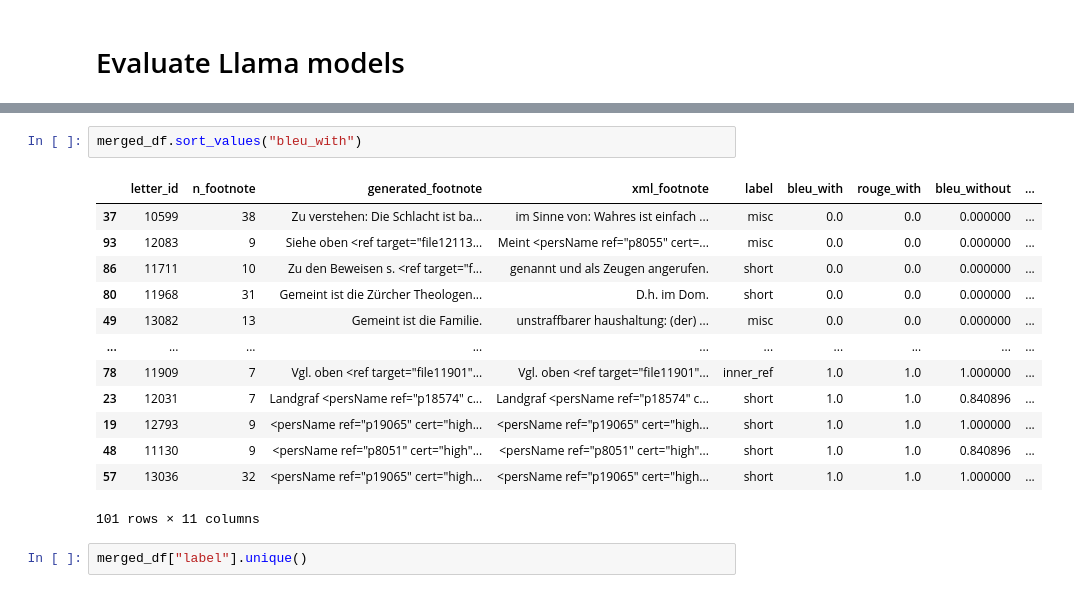
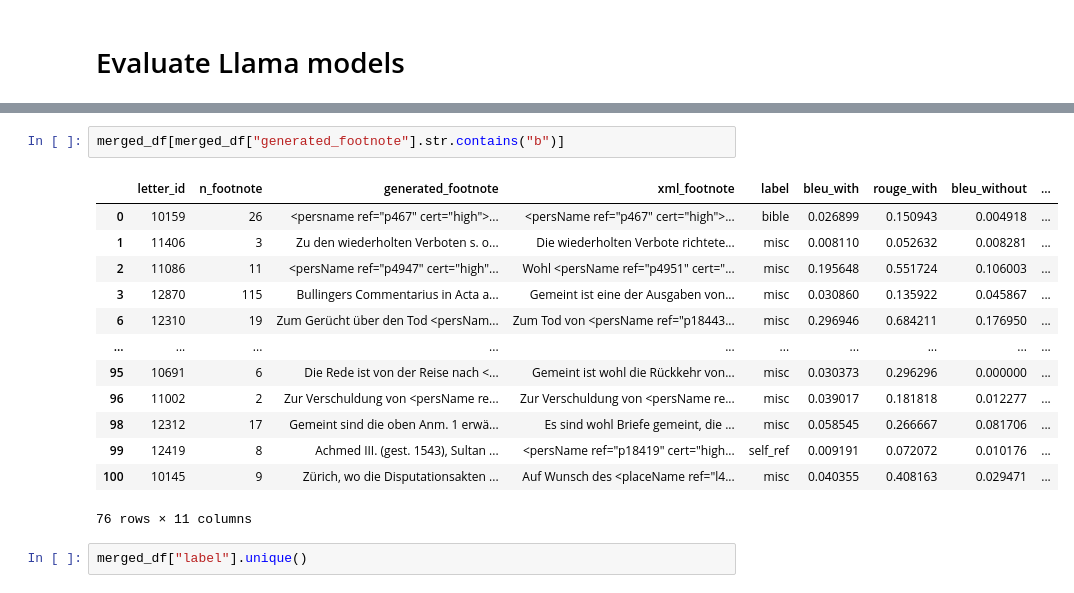
Before and after one commit to Boffl/BullingerDigitalLMFootnotes, a Jupyter notebook: evaluate/evaluate.ipynb, the cells around one changed output, grey strips where cells are left out. Saved outputs shown, nothing was run; the diff lists cells and outputs as text.

```diff
--- a/evaluate/evaluate.ipynb
+++ b/evaluate/evaluate.ipynb
@@ -179,19 +174,19 @@ No BLEU and ROUGE without are missing
-# %%
-merged_df.sort_values("bleu_with")
-# %% [output]
-|  | letter_id | n_footnote | generated_footnote | xml_footnote | label | bleu_with | rouge_with | bleu_without | ... |
-| 37 | 10599 | 38 | Zu verstehen: Die Schlacht ist ba... | im Sinne von: Wahres ist einfach ... | misc | 0.0 | 0.0 | 0.000000 | ... |
-| 93 | 12083 | 9 | Siehe oben <ref target="file12113... | Meint <persName ref="p8055" cert=... | misc | 0.0 | 0.0 | 0.000000 | ... |
-| 86 | 11711 | 10 | Zu den Beweisen s. <ref target="f... | genannt und als Zeugen angerufen. | short | 0.0 | 0.0 | 0.000000 | ... |
-| 80 | 11968 | 31 | Gemeint ist die Zürcher Theologen... | D.h. im Dom. | short | 0.0 | 0.0 | 0.000000 | ... |
-| 49 | 13082 | 13 | Gemeint ist die Familie. | unstraffbarer haushaltung: (der) ... | misc | 0.0 | 0.0 | 0.000000 | ... |
-| ... | ... | ... | ... | ... | ... | ... | ... | ... | ... |
-| 78 | 11909 | 7 | Vgl. oben <ref target="file11901"... | Vgl. oben <ref target="file11901"... | inner_ref | 1.0 | 1.0 | 1.000000 | ... |
-| 23 | 12031 | 7 | Landgraf <persName ref="p18574" c... | Landgraf <persName ref="p18574" c... | short | 1.0 | 1.0 | 0.840896 | ... |
-| 19 | 12793 | 9 | <persName ref="p19065" cert="high... | <persName ref="p19065" cert="high... | short | 1.0 | 1.0 | 1.000000 | ... |
-| 48 | 11130 | 9 | <persName ref="p8051" cert="high"... | <persName ref="p8051" cert="high"... | short | 1.0 | 1.0 | 0.840896 | ... |
-| 57 | 13036 | 32 | <persName ref="p19065" cert="high... | <persName ref="p19065" cert="high... | short | 1.0 | 1.0 | 1.000000 | ... |
-101 rows × 11 columns
+# %%
+merged_df[merged_df["generated_footnote"].str.contains("b")]
+# %% [output]
+|  | letter_id | n_footnote | generated_footnote | xml_footnote | label | bleu_with | rouge_with | bleu_without | ... |
+| 0 | 10159 | 26 | <persname ref="p467" cert="high">... | <persName ref="p467" cert="high">... | bible | 0.026899 | 0.150943 | 0.004918 | ... |
+| 1 | 11406 | 3 | Zu den wiederholten Verboten s. o... | Die wiederholten Verbote richtete... | misc | 0.008110 | 0.052632 | 0.008281 | ... |
+| 2 | 11086 | 11 | <persName ref="p4947" cert="high"... | Wohl <persName ref="p4951" cert="... | misc | 0.195648 | 0.551724 | 0.106003 | ... |
+| 3 | 12870 | 115 | Bullingers Commentarius in Acta a... | Gemeint ist eine der Ausgaben von... | misc | 0.030860 | 0.135922 | 0.045867 | ... |
+| 6 | 12310 | 19 | Zum Gerücht über den Tod <persNam... | Zum Tod von <persName ref="p18443... | misc | 0.296946 | 0.684211 | 0.176950 | ... |
+| ... | ... | ... | ... | ... | ... | ... | ... | ... | ... |
+| 95 | 10691 | 6 | Die Rede ist von der Reise nach <... | Gemeint ist wohl die Rückkehr von... | misc | 0.030373 | 0.296296 | 0.000000 | ... |
+| 96 | 11002 | 2 | Zur Verschuldung von <persName re... | Zur Verschuldung von <persName re... | misc | 0.039017 | 0.181818 | 0.012277 | ... |
+| 98 | 12312 | 17 | Gemeint sind die oben Anm. 1 erwä... | Es sind wohl Briefe gemeint, die ... | misc | 0.058545 | 0.266667 | 0.081706 | ... |
+| 99 | 12419 | 8 | Achmed III. (gest. 1543), Sultan ... | <persName ref="p18419" cert="high... | self_ref | 0.009191 | 0.072072 | 0.010176 | ... |
+| 100 | 10145 | 9 | Zürich, wo die Disputationsakten ... | Auf Wunsch des <placeName ref="l4... | misc | 0.040355 | 0.408163 | 0.029471 | ... |
+76 rows × 11 columns
 # %%
 merged_df["label"].unique()
 # %% [output]
```
Also changed, not shown: parts of 7 cells of this notebook.
